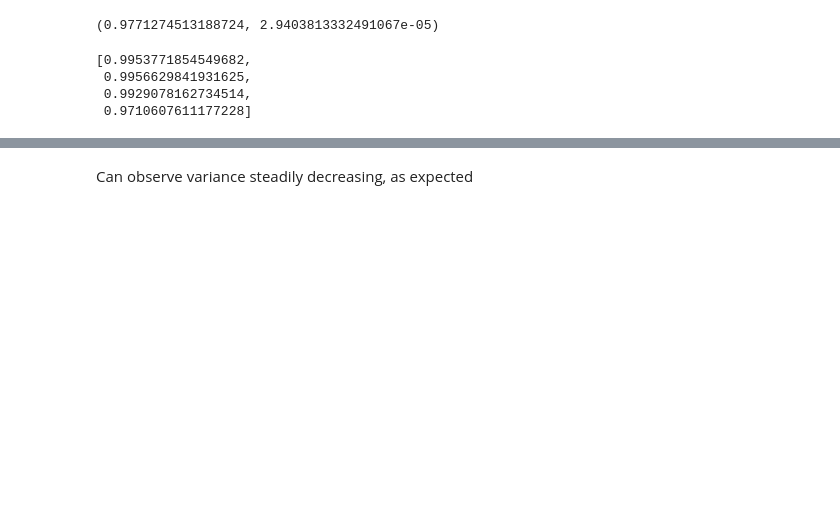
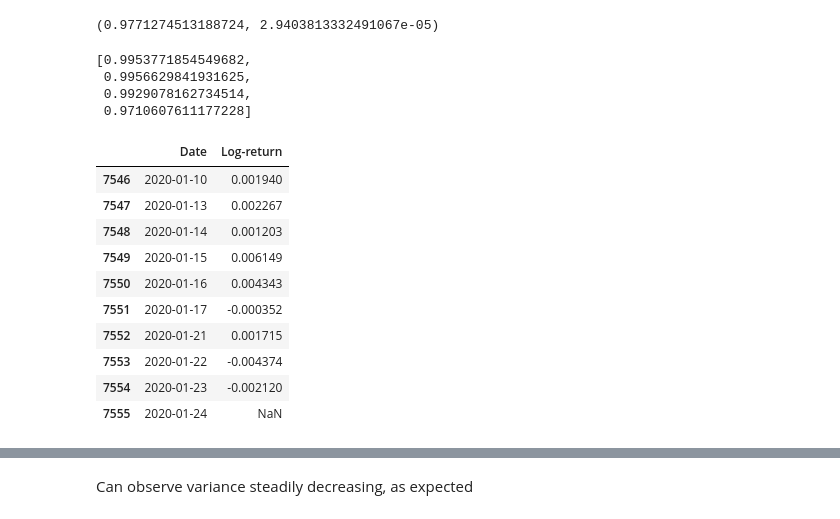
Before and after one commit to huddyyeo/LSE_practitioners_challenge, a Jupyter notebook: Code/data_environment_and_testing.ipynb, the cells around one changed output, grey strips where cells are left out. Cells and saved outputs as stored; diff of their text form; code cells hidden in the pictures; blank space fills up the shorter version.

```diff
--- a/Code/data_environment_and_testing.ipynb
+++ b/Code/data_environment_and_testing.ipynb
@@ -35,31 +35,3 @@ roll_corr(x,y,4)
  0.9956629841931625,
  0.9929078162734514,
  0.9710607611177228]
-# %%
-class data_environment(object):
-  def __init__(self,url_list):
-    self.init_data(url_list)
-    self.preprocess_data()
-
-  def init_data(self,url_list): #initialise data
-    self.raw_data=[]
-    for url in url_list:
-      self.raw_data.append(pd.read_csv(url))
-
-  def get_daily_price(self,data): #gets average of High and Low
-    return data.loc[:,['High','Low']].mean(axis=1).values
-
-  def get_logr(self,data): #calculates 1 day log returns
-    returns=data[1:]/data[:-1]
-    return pd.Series(np.log(returns)).rename('Log-return')
-
-  def get_datetime(self,data): #returns Date column as a datetime column
-    date=pd.to_datetime(data.Date)
-    return date
-
-  def preprocess_data(self): #run all preprocessing and cleaning
-    self.data=[]
-    for i in range(len(self.raw_data)):
-      date=self.get_datetime(self.raw_data[i])
-      logr=self.get_logr(self.get_daily_price(self.raw_data[i]))
-      self.data.append(pd.concat([date,logr],axis=1))
@@ -72 +112,15 @@ data_env=data_environment(test_url)
+# %%
+data_env.data[0].tail(10)
+# %% [output]
+|  | Date | Log-return |
+| 7546 | 2020-01-10 | 0.001940 |
+| 7547 | 2020-01-13 | 0.002267 |
+| 7548 | 2020-01-14 | 0.001203 |
+| 7549 | 2020-01-15 | 0.006149 |
+| 7550 | 2020-01-16 | 0.004343 |
+| 7551 | 2020-01-17 | -0.000352 |
+| 7552 | 2020-01-21 | 0.001715 |
+| 7553 | 2020-01-22 | -0.004374 |
+| 7554 | 2020-01-23 | -0.002120 |
+| 7555 | 2020-01-24 | NaN |
 # %%
```
Also changed, not shown: parts of 8 cells of this notebook, 1 other file.
